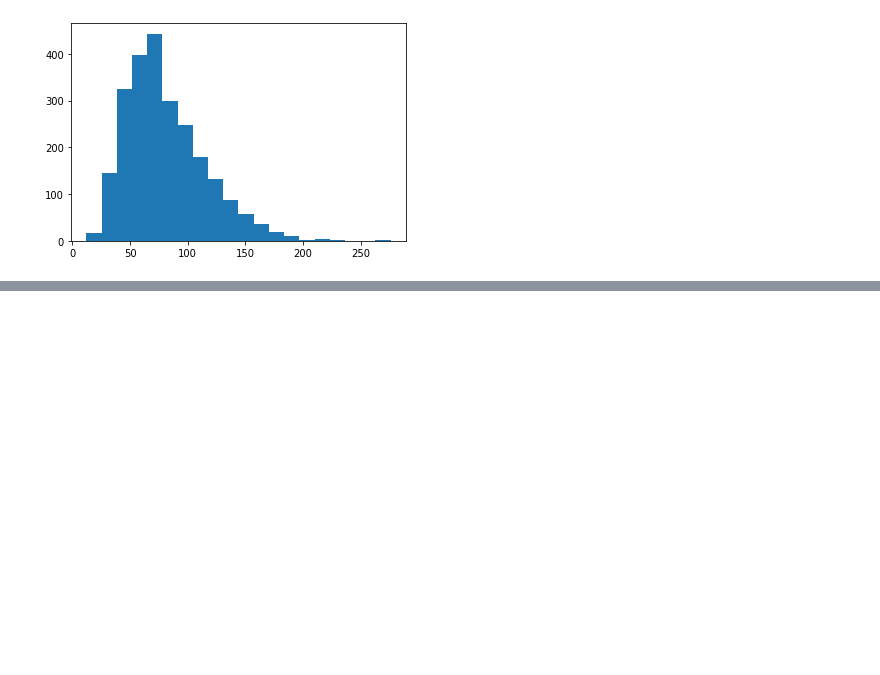
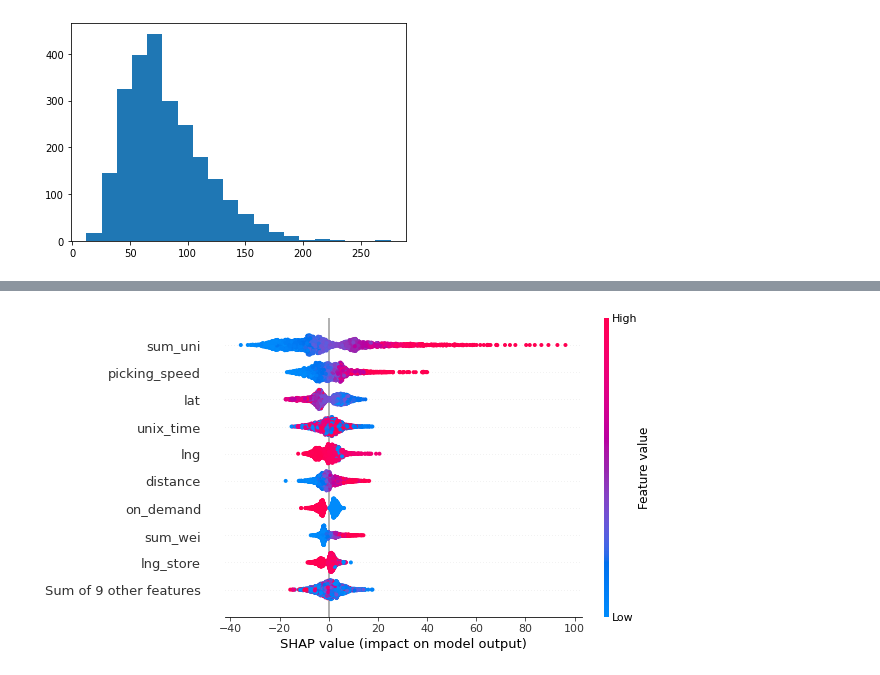
Before and after one commit to harrisonford/cornershop_estimator, a Jupyter notebook: 00_Model.ipynb, the cells around one changed output, grey strips where cells are left out. Drawn from its saved outputs; the diff is of its cells as text; code cells hidden in the pictures; blank space fills up the shorter version.

```diff
--- a/00_Model.ipynb
+++ b/00_Model.ipynb
@@ -184,0 +217,4 @@ to achieve a better performance, let's tune it!
+# %%
+shap.plots.beeswarm(shap_values)
+# %% [output]
+[figure, added]
```
Also changed, not shown: parts of 20 cells of this notebook, 1 other file.
